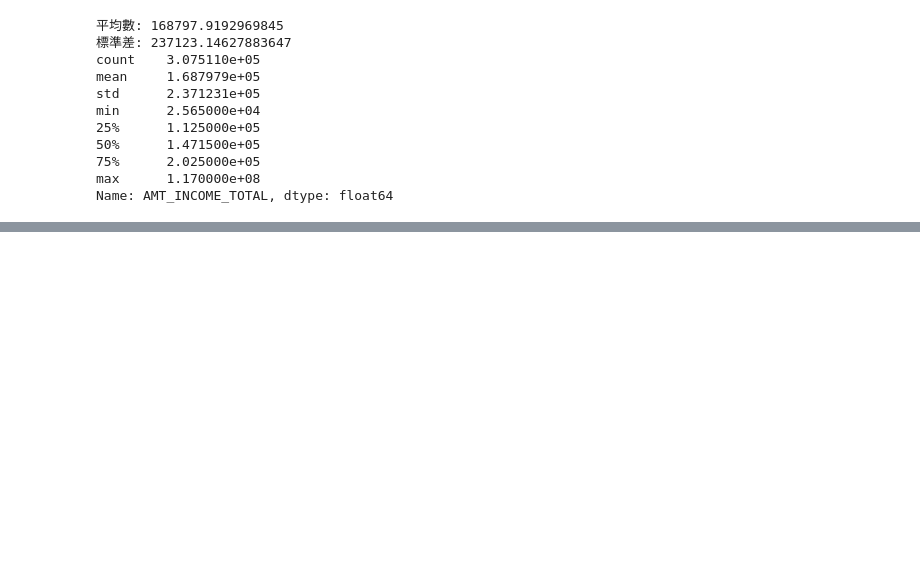
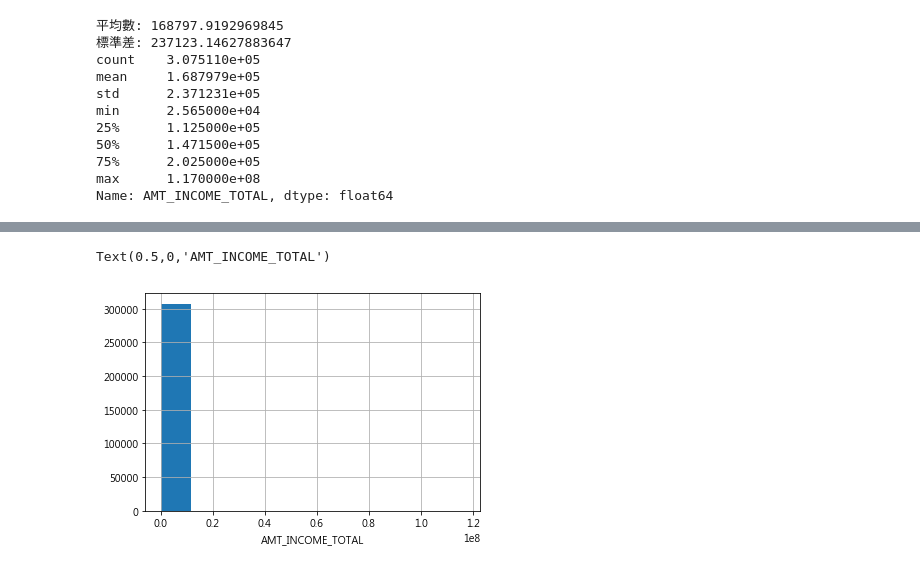
Before and after one commit to e04ji3w94gj94/2nd-ML100Days, a Jupyter notebook: homework/Day_005_HW.ipynb, the cells around one changed output, grey strips where cells are left out. Drawn from its saved outputs; the diff is of its cells as text; code cells hidden in the pictures; blank space fills up the shorter version.

```diff
--- a/homework/Day_005_HW.ipynb
+++ b/homework/Day_005_HW.ipynb
@@ -79,0 +80,6 @@ plt.show()
+# %%
+app_train['AMT_INCOME_TOTAL'].hist()
+plt.xlabel('AMT_INCOME_TOTAL')
+# %% [output]
+Text(0.5,0,'AMT_INCOME_TOTAL')
+[figure, added]
```
Also changed, not shown: parts of 2 cells of this notebook.
